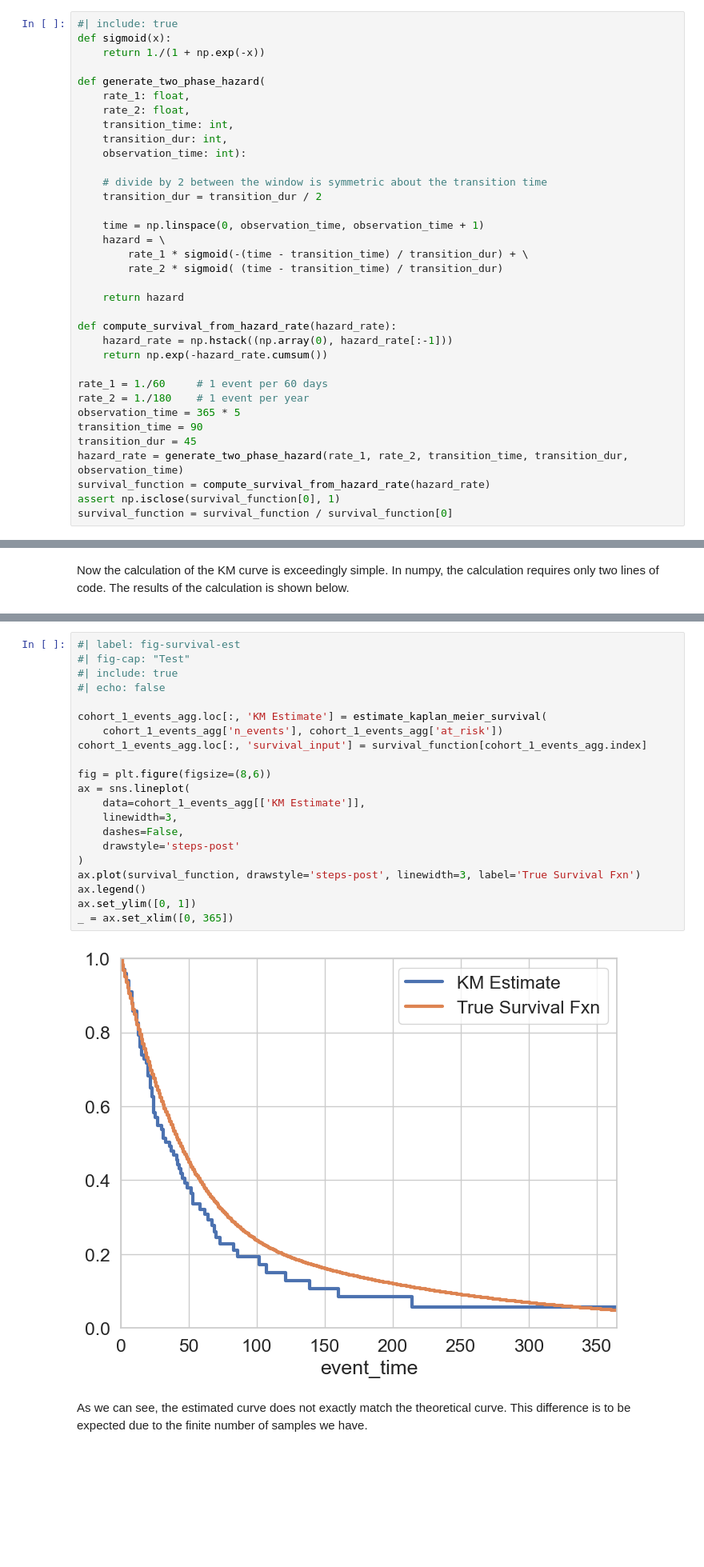
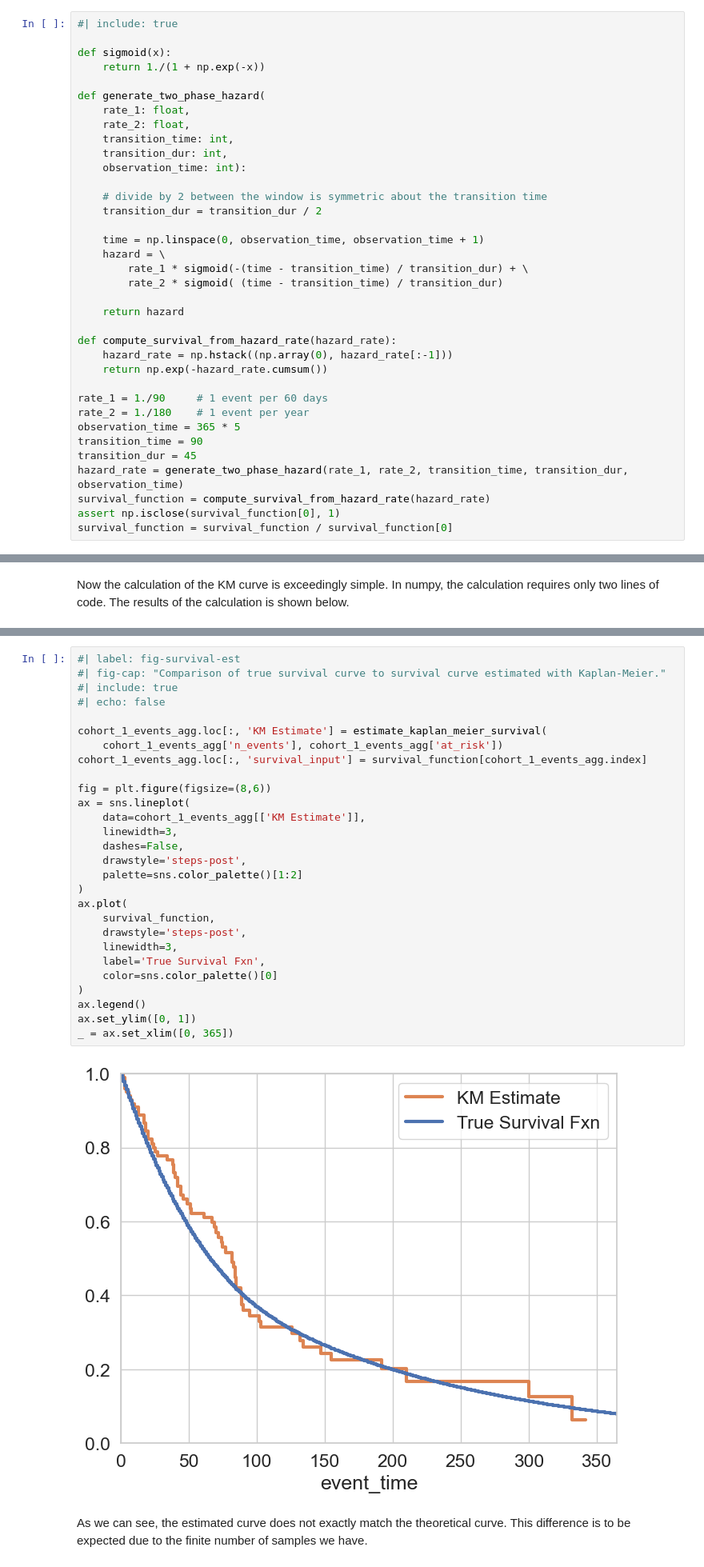
Before and after one commit to sprivite/blog, a Jupyter notebook: blog/kaplan_meier_log_rank.ipynb, the cells around one changed output, grey strips where cells are left out. Shown at 80% size. Saved outputs shown, nothing was run; the diff lists cells and outputs as text; blank space fills up the shorter version.

```diff
--- a/blog/kaplan_meier_log_rank.ipynb
+++ b/blog/kaplan_meier_log_rank.ipynb
@@ -80,5 +41,6 @@ Let's start by simulating patient data with a known survival curve. Since KM is
 # %%
 #| include: true
+
 def sigmoid(x):
     return 1./(1 + np.exp(-x))
 
@@ -103,7 +65,7 @@ def compute_survival_from_hazard_rate(hazard_rate):
     hazard_rate = np.hstack((np.array(0), hazard_rate[:-1]))
     return np.exp(-hazard_rate.cumsum())
 
-rate_1 = 1./60     # 1 event per 60 days
+rate_1 = 1./90     # 1 event per 60 days
 rate_2 = 1./180    # 1 event per year
 observation_time = 365 * 5
 transition_time = 90
@@ -251,27 +215,34 @@ def estimate_kaplan_meier_survival(
     return km_estimate
 # %%
 #| label: fig-survival-est
-#| fig-cap: "Test"
+#| fig-cap: "Comparison of true survival curve to survival curve estimated with Kaplan-Meier."
 #| include: true
 #| echo: false
 
 cohort_1_events_agg.loc[:, 'KM Estimate'] = estimate_kaplan_meier_survival(
     cohort_1_events_agg['n_events'], cohort_1_events_agg['at_risk'])
 cohort_1_events_agg.loc[:, 'survival_input'] = survival_function[cohort_1_events_agg.index]
 
 fig = plt.figure(figsize=(8,6))
 ax = sns.lineplot(
     data=cohort_1_events_agg[['KM Estimate']],
     linewidth=3,
     dashes=False,
-    drawstyle='steps-post'
+    drawstyle='steps-post',
+    palette=sns.color_palette()[1:2]
 )
-ax.plot(survival_function, drawstyle='steps-post', linewidth=3, label='True Survival Fxn')
+ax.plot(
+    survival_function,
+    drawstyle='steps-post',
+    linewidth=3,
+    label='True Survival Fxn',
+    color=sns.color_palette()[0]
+)
 ax.legend()
 ax.set_ylim([0, 1])
 _ = ax.set_xlim([0, 365])
 # %% [output]
-[figure, old version]
+[figure, new version]
 # %% [markdown]
 As we can see, the estimated curve does not exactly match the theoretical curve. This difference is to be expected due to the finite number of samples we have.
 # %% [markdown]
```
Also changed, not shown: parts of 21 cells of this notebook, 8 other files.
